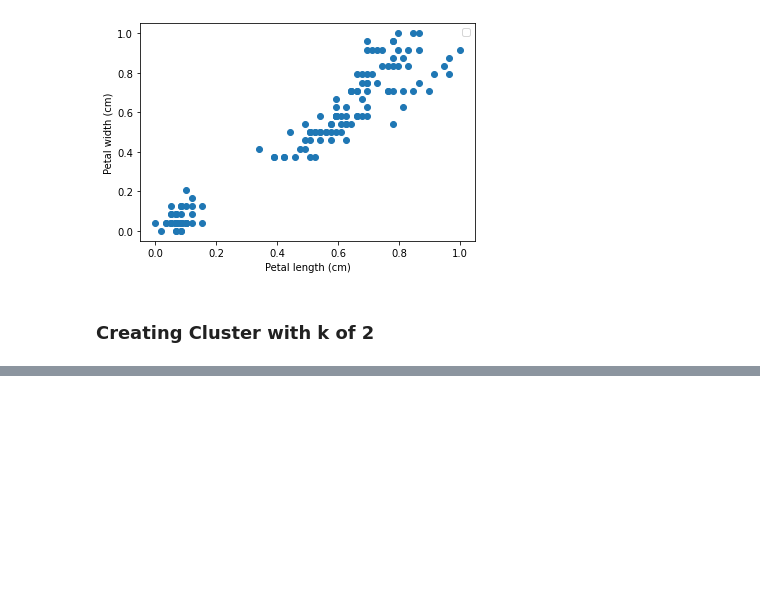
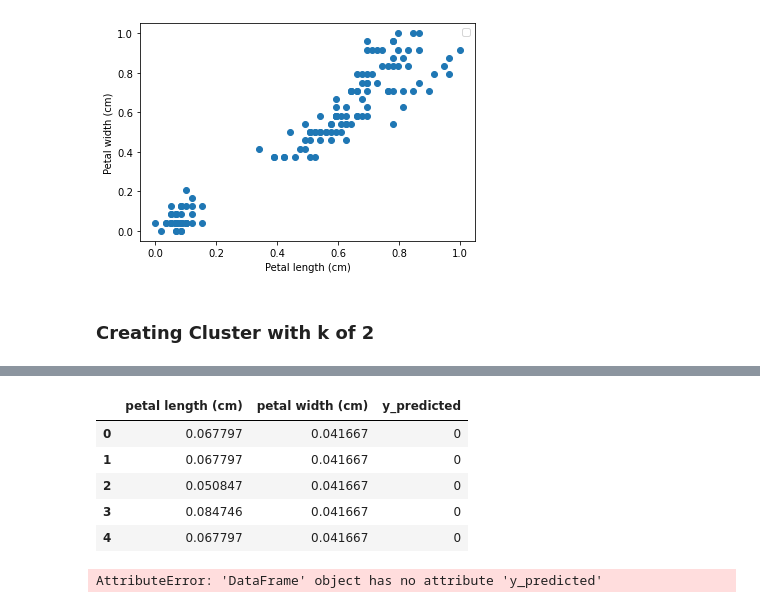
Before and after one commit to Eben-Success/Machine_Learning_Mini_Projects, a Jupyter notebook: 11. K Means Clutering/iris_exercise.ipynb, the cells around one changed output, grey strips where cells are left out. Drawn from its saved outputs; the diff is of its cells as text; code cells hidden in the pictures; blank space fills up the shorter version.

```diff
--- a/11. K Means Clutering/iris_exercise.ipynb
+++ b/11. K Means Clutering/iris_exercise.ipynb
@@ -104,3 +104,7 @@ No artists with labels found to put in legend.  Note that artists whose label st
 [figure]
 # %% [markdown]
 ### Creating Cluster with k of 2
+# %%
+km = KMeans(n_clusters=3)
+y_predicted = km.fit_predict(iris[['petal length (cm)', 'petal width (cm)']])
+y_predicted
@@ -106,0 +119,18 @@ No artists with labels found to put in legend.  Note that artists whose label st
+# %%
+iris['y_predicted '] = y_predicted
+iris.head()
+# %% [output]
+|  | petal length (cm) | petal width (cm) | y_predicted |
+| 0 | 0.067797 | 0.041667 | 0 |
+| 1 | 0.067797 | 0.041667 | 0 |
+| 2 | 0.050847 | 0.041667 | 0 |
+| 3 | 0.084746 | 0.041667 | 0 |
+| 4 | 0.067797 | 0.041667 | 0 |
+# %%
+iris1 = iris[iris.y_predicted==0]
+
+iris2 = iris[iris.y_predicted==1]
+
+iris3 = iris[iris.y_predicted==2]
+# %% [output]
+AttributeError: 'DataFrame' object has no attribute 'y_predicted'
```
Also changed, not shown: parts of 2 cells of this notebook.
